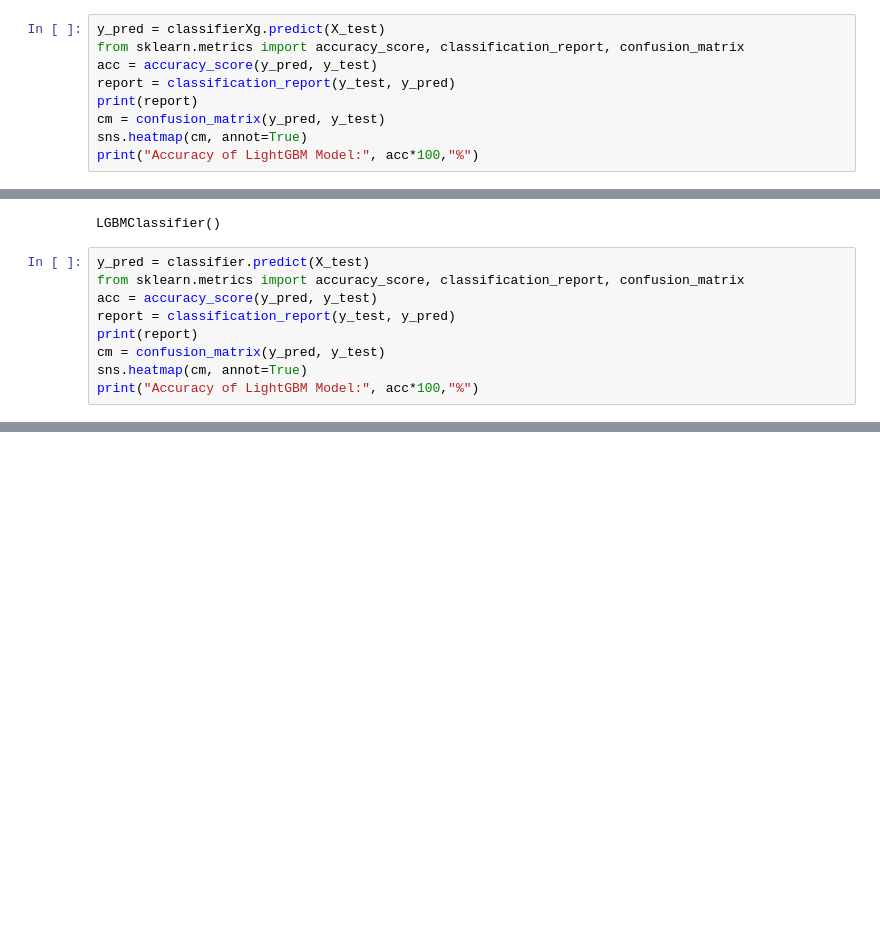
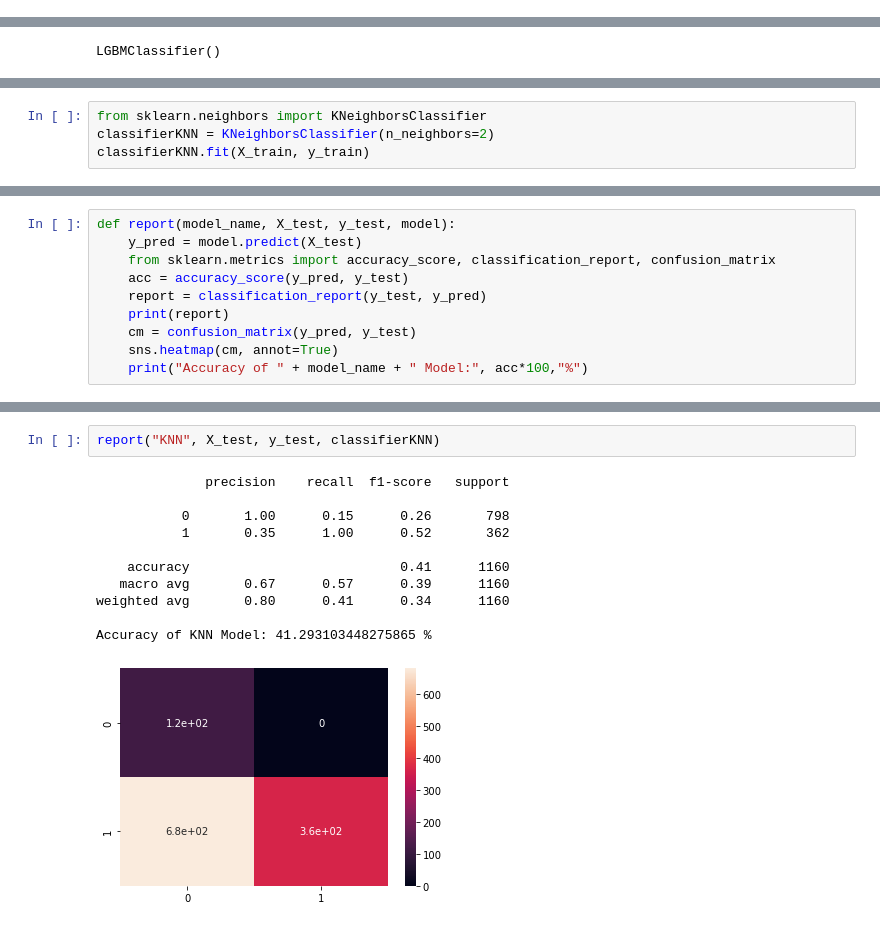
Before and after one commit to TanWZac/Spam-Detection, a Jupyter notebook: NLP.ipynb, the cells around one changed output, grey strips where cells are left out. Saved outputs shown, nothing was run; the diff lists cells and outputs as text; blank space fills up the shorter version.

```diff
--- a/NLP.ipynb
+++ b/NLP.ipynb
@@ -120,12 +109,3 @@ XGBClassifier(base_score=0.5, booster='gbtree', callbacks=None,
               max_delta_step=0, max_depth=6, max_leaves=0, min_child_weight=1,
               missing=nan, monotone_constraints='()', n_estimators=100,
               n_jobs=0, num_parallel_tree=1, predictor='auto', random_state=0, ...)
-# %%
-y_pred = classifierXg.predict(X_test)
-from sklearn.metrics import accuracy_score, classification_report, confusion_matrix
-acc = accuracy_score(y_pred, y_test)
-report = classification_report(y_test, y_pred)
-print(report)
-cm = confusion_matrix(y_pred, y_test)
-sns.heatmap(cm, annot=True)
-print("Accuracy of LightGBM Model:", acc*100,"%")
@@ -147,12 +115,3 @@ classifier = lgb.LGBMClassifier()
 classifier.fit(X_train, y_train)
 # %% [output]
 LGBMClassifier()
-# %%
-y_pred = classifier.predict(X_test)
-from sklearn.metrics import accuracy_score, classification_report, confusion_matrix
-acc = accuracy_score(y_pred, y_test)
-report = classification_report(y_test, y_pred)
-print(report)
-cm = confusion_matrix(y_pred, y_test)
-sns.heatmap(cm, annot=True)
-print("Accuracy of LightGBM Model:", acc*100,"%")
@@ -170,0 +118,4 @@ Accuracy of LightGBM Model: 82.67241379310344 %
+# %%
+from sklearn.neighbors import KNeighborsClassifier
+classifierKNN = KNeighborsClassifier(n_neighbors=2)
+classifierKNN.fit(X_train, y_train)
@@ -170,0 +130,10 @@ Accuracy of LightGBM Model: 82.67241379310344 %
+# %%
+def report(model_name, X_test, y_test, model):
+    y_pred = model.predict(X_test)
+    from sklearn.metrics import accuracy_score, classification_report, confusion_matrix
+    acc = accuracy_score(y_pred, y_test)
+    report = classification_report(y_test, y_pred)
+    print(report)
+    cm = confusion_matrix(y_pred, y_test)
+    sns.heatmap(cm, annot=True)
+    print("Accuracy of " + model_name + " Model:", acc*100,"%")
@@ -170,0 +168,14 @@ Accuracy of LightGBM Model: 82.67241379310344 %
+# %%
+report("KNN", X_test, y_test, classifierKNN)
+# %% [output]
+              precision    recall  f1-score   support
+
+           0       1.00      0.15      0.26       798
+           1       0.35      1.00      0.52       362
+
+    accuracy                           0.41      1160
+   macro avg       0.67      0.57      0.39      1160
+weighted avg       0.80      0.41      0.34      1160
+
+Accuracy of KNN Model: 41.293103448275865 %
+[figure, added]
```
Also changed, not shown: parts of 8 cells of this notebook.
